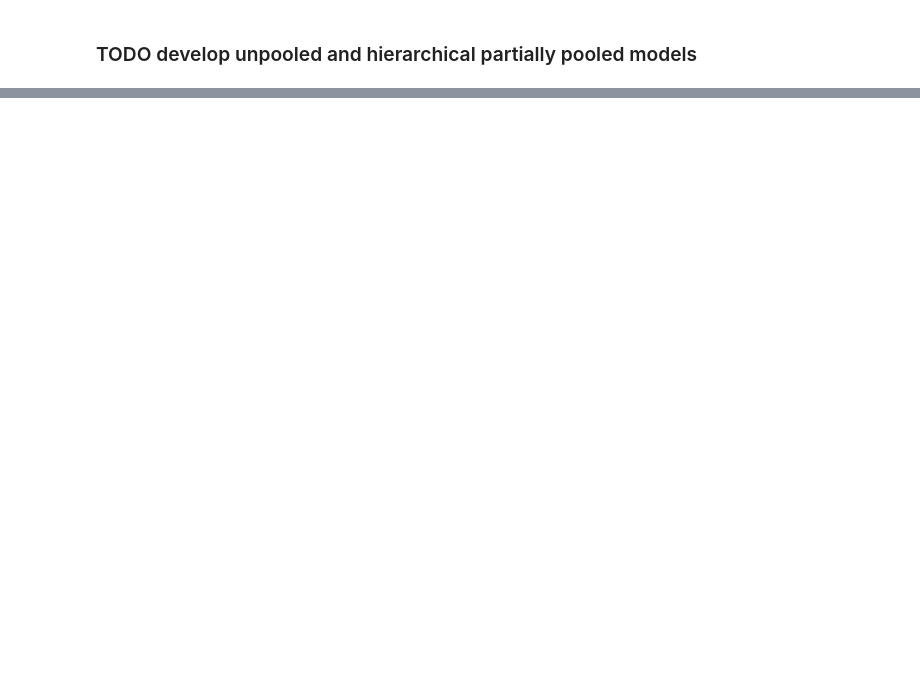
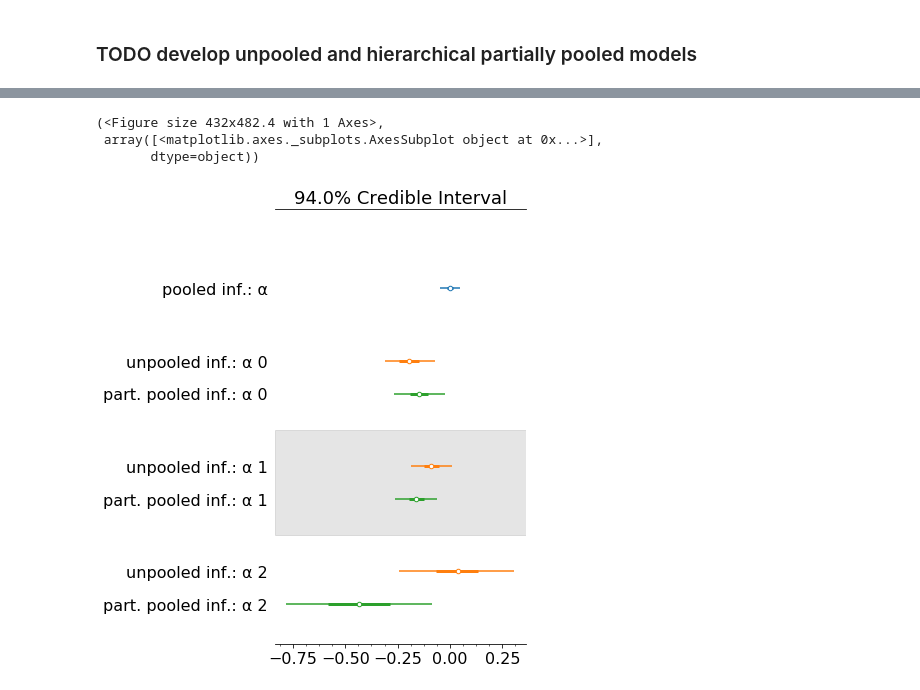
Before and after one commit to madHatter106/IOCS_BUSAN_2019, a Jupyter notebook: BUSAN2019.ipynb, the cells around one changed output, grey strips where cells are left out. Cells and saved outputs as stored; diff of their text form; code cells hidden in the pictures; blank space fills up the shorter version.

```diff
--- a/BUSAN2019.ipynb
+++ b/BUSAN2019.ipynb
@@ -661,0 +690,20 @@ f.savefig('./resources/ppc_informative.png', dpi=300)
+# %%
+with pm.Model() as m_partially_pooled_informative:
+    # prior on intercept
+    hyp_α_mean = pm.Normal('hyp_α_mean', mu=0, sd=0.5)
+    hyp_α_sd = pm.HalfCauchy('hyp_α_sd', beta=2.5)
+    hyp_β_mean = pm.Normal('hyp_β_mean', mu=0, sd=0.2)
+    hyp_β_sd = pm.HalfCauchy('hyp_β_sd', beta=2.5)
+    # Here, I use an offsetting trick for easiser exploration of the parameter space
+    α_offset = pm.Normal('α_offset', mu=0, sd=1, shape=n_blue_groups)
+    β_offset = pm.Normal('β_offset', mu=0, sd=1, shape=n_blue_groups)
+    # prior on
+    α = pm.Deterministic('α', hyp_α_mean + α_offset * hyp_α_sd)
+    # prior on slopes
+    β = pm.Deterministic('β', hyp_β_mean + β_offset * hyp_β_sd)
+    # prior on likelihood variance
+    σ = pm.Exponential('σ', 1)
+    # likelihood's mean deterministic expression
+    μ = α[X_train_s.maxBlueIdx.values,] + β[X_train_s.maxBlueIdx,] * X_train_s.green2MaxBlue_s.values
+    # likelihood
+    log_chl_s = pm.Normal('log_chl_s', mu=μ, sd=σ, observed=y_train_s.log_chlor_a_s.values)
@@ -661,0 +714,5 @@ f.savefig('./resources/ppc_informative.png', dpi=300)
+# %%
+with m_partially_pooled_informative:
+    trace_partially_pooled_informative = pm.sample(2000, tune=2000, chains=4,
+                                                   nuts_kwargs=(dict(target_accept=0.95)
+                                                               ))
@@ -661,0 +749,11 @@ f.savefig('./resources/ppc_informative.png', dpi=300)
+# %%
+ar.plot_forest([trace_pooled_informative,
+               trace_unpooled_informative,
+               trace_partially_pooled_informative],
+              model_names= ['pooled inf.', 'unpooled inf.', 'part. pooled inf.'],
+              var_names=['α'], combined=True)
+# %% [output]
+(<Figure size 432x482.4 with 1 Axes>,
+ array([<matplotlib.axes._subplots.AxesSubplot object at 0x...>],
+       dtype=object))
+[figure, added]
```
Also changed, not shown: parts of 14 cells of this notebook.
